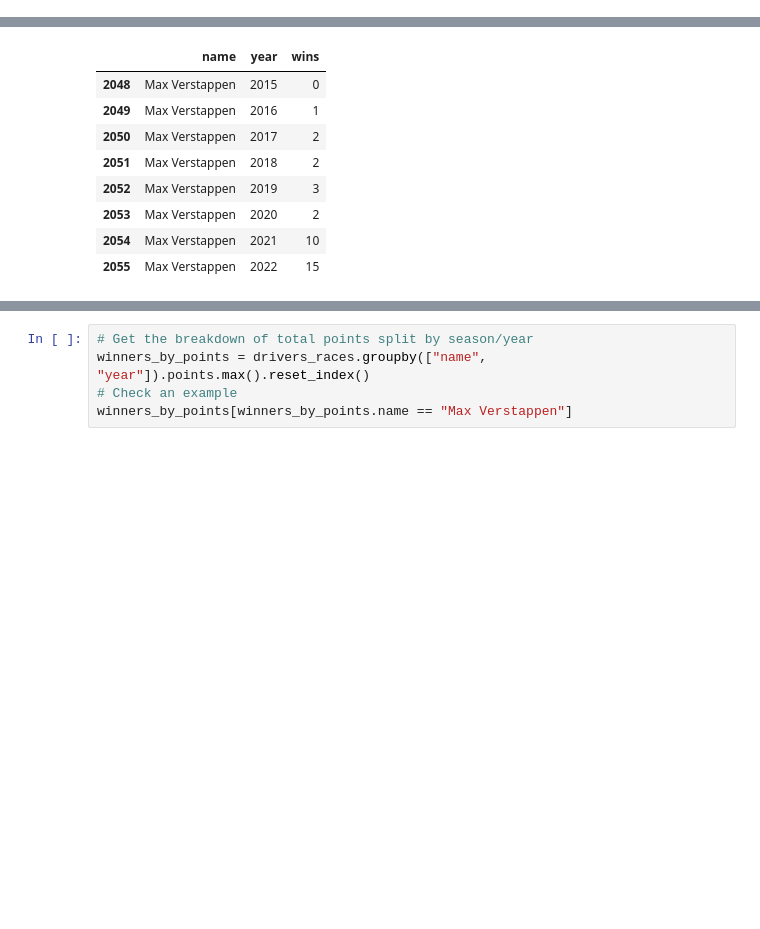
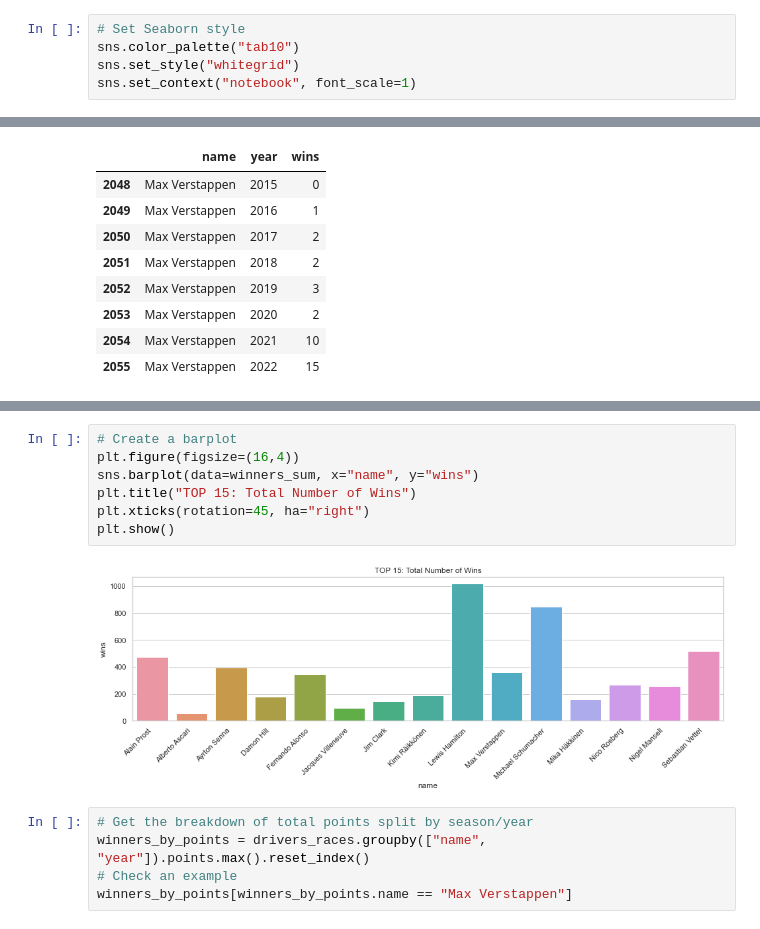
Before and after one commit to soyuz108/EDA-Formula-1-Drivers, a Jupyter notebook: drivers_analysis.ipynb, the cells around one changed output, grey strips where cells are left out. Drawn from its saved outputs; the diff is of its cells as text; blank space fills up the shorter version.

```diff
--- a/drivers_analysis.ipynb
+++ b/drivers_analysis.ipynb
@@ -32,6 +32,11 @@ races = pd.read_csv("races.csv")
 results = pd.read_csv("results.csv")
 sprints = pd.read_csv("sprint_results.csv")
 status = pd.read_csv("status.csv")
+# %%
+# Set Seaborn style
+sns.color_palette("tab10")
+sns.set_style("whitegrid")
+sns.set_context("notebook", font_scale=1)
 # %% [markdown]
 ### Prepare Data
 We will print samples of the current datasets to see how they are to be joined for analysis. After this, we'll form new datasets with the prefix `full` and erase the data samples.
@@ -238,3 +254,12 @@ winners_sum[winners_sum.name == "Max Verstappen"]
+# %%
+# Create a barplot
+plt.figure(figsize=(16,4))
+sns.barplot(data=winners_sum, x="name", y="wins")
+plt.title("TOP 15: Total Number of Wins")
+plt.xticks(rotation=45, ha="right")
+plt.show()
+# %% [output]
+[figure, added]
 # %%
 # Get the breakdown of total points split by season/year
 winners_by_points = drivers_races.groupby(["name", "year"]).points.max().reset_index()
```
Also changed, not shown: parts of 5 cells of this notebook, 1 other file.
